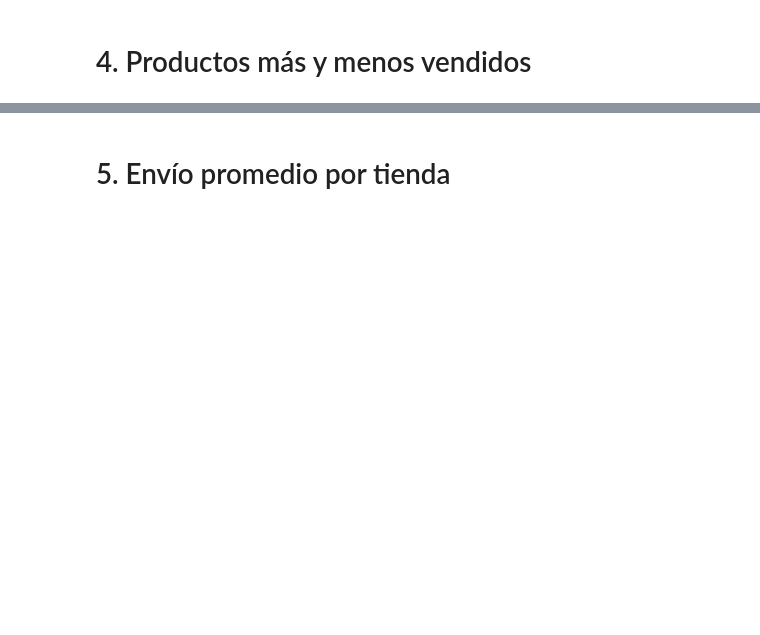
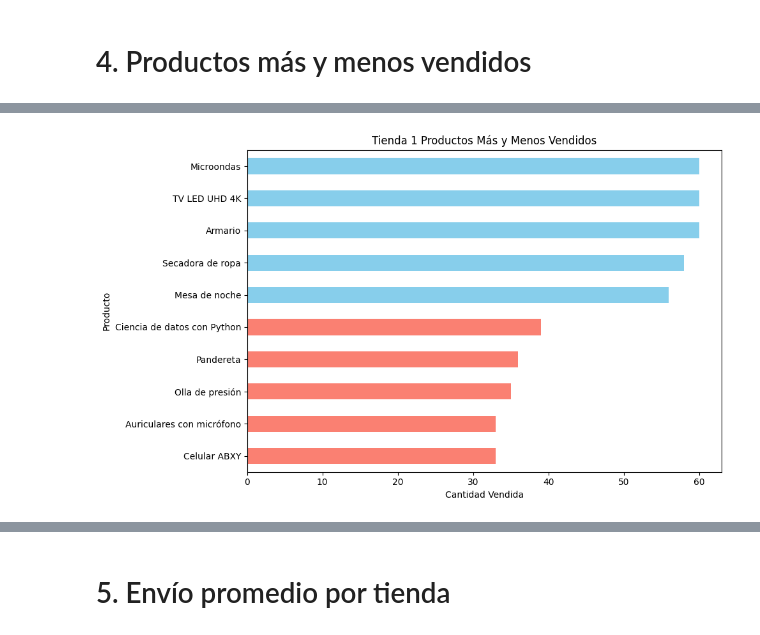
Before and after one commit to robertocraviotto/Challenge-ONE-Data-Science_1, a Jupyter notebook: AluraStoreLatam.ipynb, the cells around one changed output, grey strips where cells are left out. Drawn from its saved outputs; the diff is of its cells as text; code cells hidden in the pictures; blank space fills up the shorter version.

```diff
--- a/AluraStoreLatam.ipynb
+++ b/AluraStoreLatam.ipynb
@@ -385,0 +458,20 @@ Todas las tiendas deberían evaluar oportunidades en Instrumentos musicales, ya
+# %%
+# Contar productos más y menos vendidos
+conteo_productos = tienda['Producto'].value_counts()
+mas_vendidos = conteo_productos.head(5)
+menos_vendidos = conteo_productos.tail(5)
+# %%
+# Unir ambos en un nuevo DataFrame
+comparacion = pd.concat([mas_vendidos, menos_vendidos])
+comparacion = comparacion[::-1]  # Opcional: para que los menos vendidos queden arriba
+
+# Crear gráfico
+plt.figure(figsize=(10, 6))
+comparacion.plot(kind='barh', color=['salmon' if i < 5 else 'skyblue' for i in range(len(comparacion))])
+plt.title('Tienda 1 Productos Más y Menos Vendidos')
+plt.xlabel('Cantidad Vendida')
+plt.ylabel('Producto')
+plt.tight_layout()
+plt.show()
+# %% [output]
+[figure, added]
```
Also changed, not shown: parts of 20 cells of this notebook.
